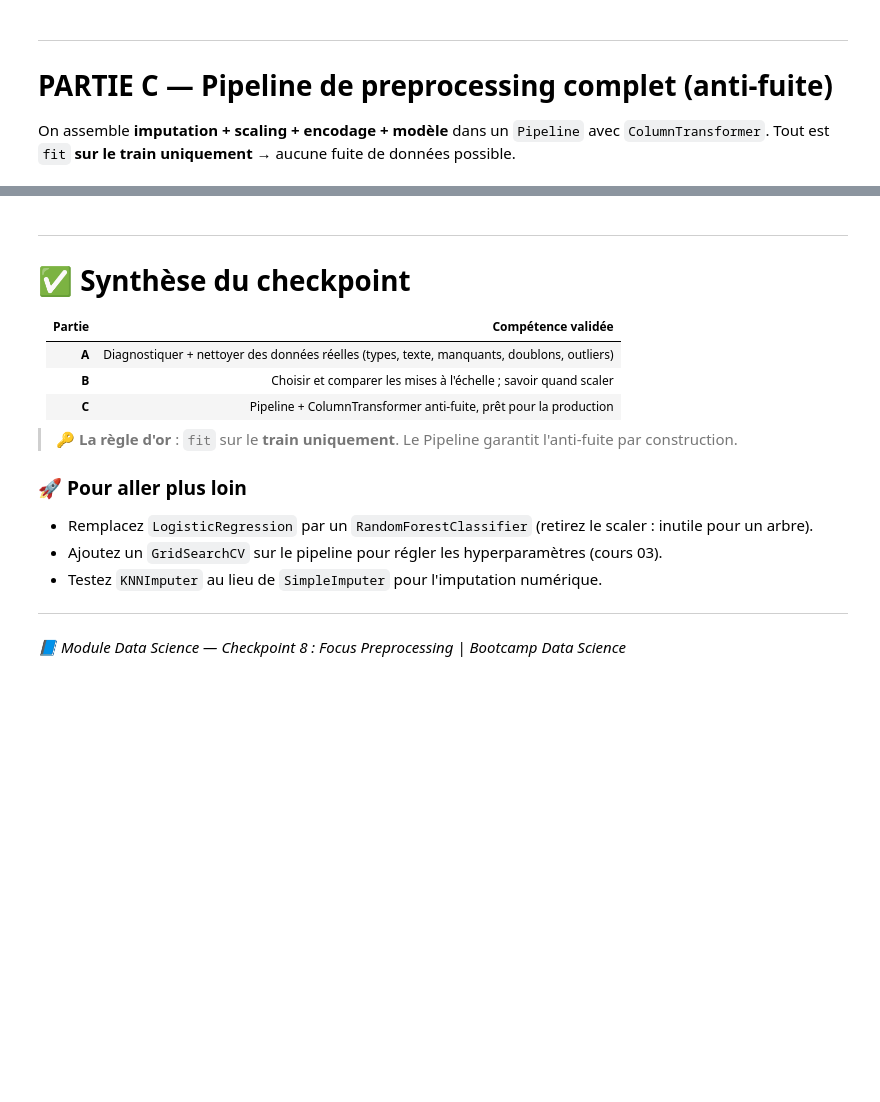
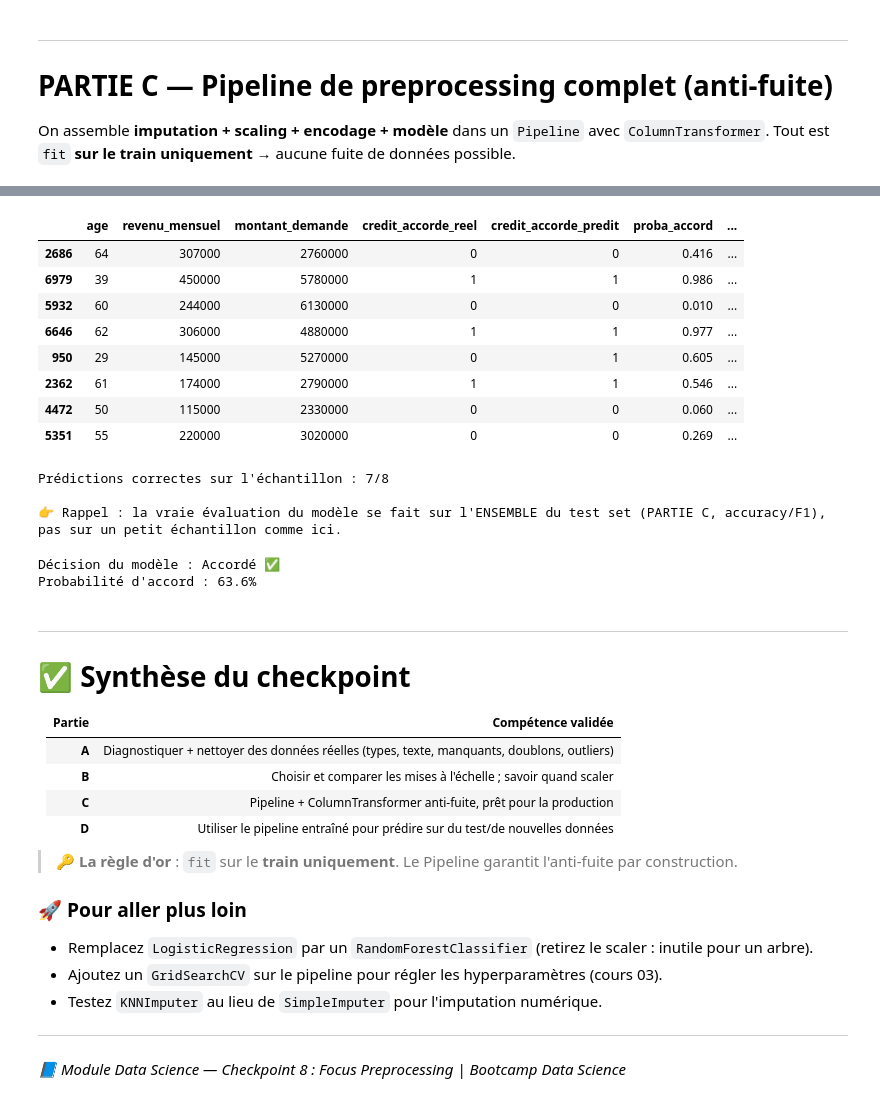
Before and after one commit to jeanmermozeffi/data-science-project, a Jupyter notebook: 04-machine-learning/notebooks/06-DataScience_Checkpoint8_Preprocessing.ipynb, the cells around one changed output, grey strips where cells are left out. Cells and saved outputs as stored; diff of their text form; code cells hidden in the pictures; blank space fills up the shorter version.

```diff
--- a/04-machine-learning/notebooks/06-DataScience_Checkpoint8_Preprocessing.ipynb
+++ b/04-machine-learning/notebooks/06-DataScience_Checkpoint8_Preprocessing.ipynb
@@ -235,3 +381,63 @@ print('Écart-type faible = modèle stable ✅')
+# %%
+# 1. Prédire sur quelques lignes du test set (jamais vues pendant l'entraînement)
+echantillon = X_test.sample(8, random_state=42)
+
+y_pred_ech = model.predict(echantillon)
+proba_ech = model.predict_proba(echantillon)[:, 1]   # proba d'appartenir à la classe 1 (crédit accordé)
+
+resultats = echantillon.copy()
+resultats['credit_accorde_reel'] = y_test.loc[echantillon.index]
+resultats['credit_accorde_predit'] = y_pred_ech
+resultats['proba_accord'] = proba_ech.round(3)
+resultats['correct'] = resultats['credit_accorde_reel'] == resultats['credit_accorde_predit']
+
+resultats[['age', 'revenu_mensuel', 'montant_demande',
+           'credit_accorde_reel', 'credit_accorde_predit', 'proba_accord', 'correct']]
+# %% [output]
+|  | age | revenu_mensuel | montant_demande | credit_accorde_reel | credit_accorde_predit | proba_accord | ... |
+| 2686 | 64 | 307000 | 2760000 | 0 | 0 | 0.416 | ... |
+| 6979 | 39 | 450000 | 5780000 | 1 | 1 | 0.986 | ... |
+| 5932 | 60 | 244000 | 6130000 | 0 | 0 | 0.010 | ... |
+| 6646 | 62 | 306000 | 4880000 | 1 | 1 | 0.977 | ... |
+| 950 | 29 | 145000 | 5270000 | 0 | 1 | 0.605 | ... |
+| 2362 | 61 | 174000 | 2790000 | 1 | 1 | 0.546 | ... |
+| 4472 | 50 | 115000 | 2330000 | 0 | 0 | 0.060 | ... |
+| 5351 | 55 | 220000 | 3020000 | 0 | 0 | 0.269 | ... |
+# %%
+# 2. Score sur cet échantillon (à titre indicatif — 8 lignes seulement)
+n_corrects = resultats['correct'].sum()
+print(f"Prédictions correctes sur l'échantillon : {n_corrects}/{len(resultats)}")
+print("\n👉 Rappel : la vraie évaluation du modèle se fait sur l'ENSEMBLE du test set (PARTIE C, accuracy/F1), "
+      "pas sur un petit échantillon comme ici.")
+# %% [output]
+Prédictions correctes sur l'échantillon : 7/8
+
+👉 Rappel : la vraie évaluation du modèle se fait sur l'ENSEMBLE du test set (PARTIE C, accuracy/F1), pas sur un petit échantillon comme ici.
+# %%
+# 3. Prédire sur un tout NOUVEAU client (cas d'usage réel : pas de label connu)
+nouveau_client = pd.DataFrame([{
+    'age': 34,
+    'revenu_mensuel': 320000,
+    'anciennete_emploi': 5.0,
+    'type_contrat': 'CDI',
+    'montant_demande': 1500000,
+    'duree_pret_mois': 36,
+    'nb_credits_actuels': 1,
+    'historique_credit': 'bon',
+    'apport_personnel': 150000.0,
+    'situation_familiale': 'marie',
+    'nb_personnes_charge': 2,
+}])
+
+prediction = model.predict(nouveau_client)[0]
+proba = model.predict_proba(nouveau_client)[0, 1]
+
+statut = 'Accordé ✅' if prediction == 1 else 'Refusé ❌'
+print(f'Décision du modèle : {statut}')
+print(f"Probabilité d'accord : {proba:.1%}")
+# %% [output]
+Décision du modèle : Accordé ✅
+Probabilité d'accord : 63.6%
 # %% [markdown]
 ---
 # ✅ Synthèse du checkpoint
@@ -241,6 +447,7 @@ print('Écart-type faible = modèle stable ✅')
 | **A** | Diagnostiquer + nettoyer des données réelles (types, texte, manquants, doublons, outliers) |
 | **B** | Choisir et comparer les mises à l'échelle ; savoir quand scaler |
 | **C** | Pipeline + ColumnTransformer anti-fuite, prêt pour la production |
+| **D** | Utiliser le pipeline entraîné pour prédire sur du test/de nouvelles données |
 
 > 🔑 **La règle d'or** : `fit` sur le **train uniquement**. Le Pipeline garantit l'anti-fuite par construction.
 
```
Also changed, not shown: parts of 17 cells of this notebook.
